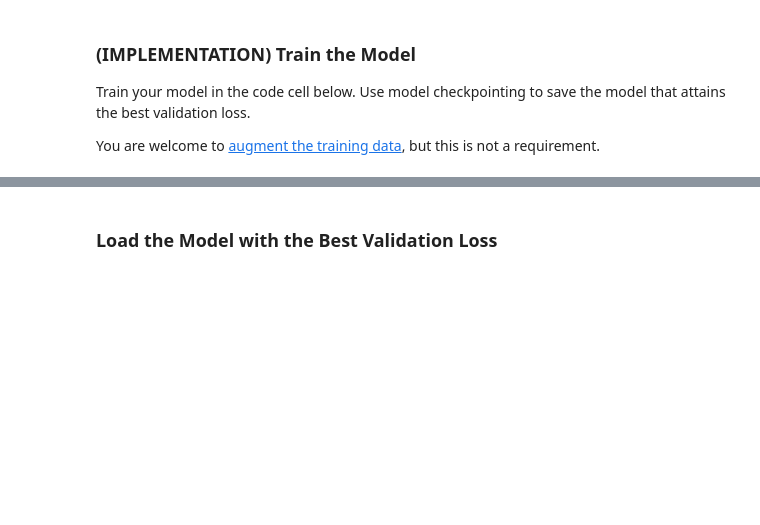
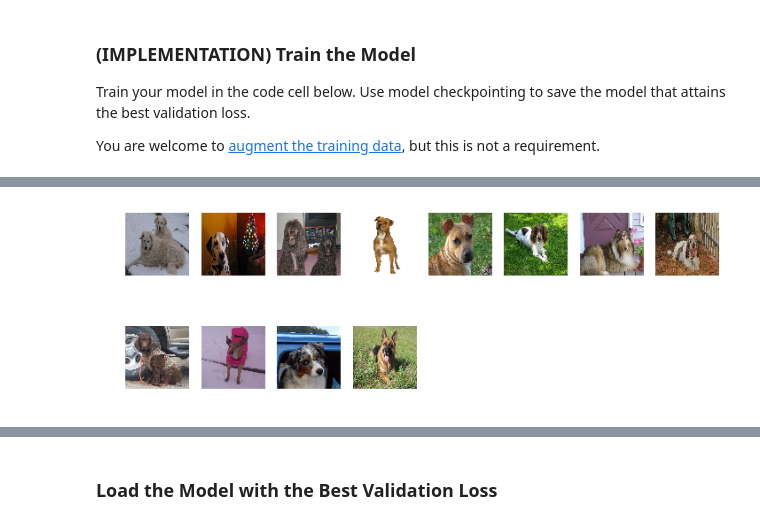
Before and after one commit to danielblignaut/dog-breed-cnn-classifier, a Jupyter notebook: dog_app.ipynb, the cells around one changed output, grey strips where cells are left out. Drawn from its saved outputs; the diff is of its cells as text; code cells hidden in the pictures; blank space fills up the shorter version.

```diff
--- a/dog_app.ipynb
+++ b/dog_app.ipynb
@@ -409,3 +852,98 @@ _________________________________________________________________
 Train your model in the code cell below.  Use model checkpointing to save the model that attains the best validation loss.
 
 You are welcome to [augment the training data](https://blog.keras.io/building-powerful-image-classification-models-using-very-little-data.html), but this is not a requirement.
+# %%
+from keras.preprocessing.image import ImageDataGenerator
+from keras.applications.resnet50 import ResNet50, preprocess_input
+import math
+import pandas as pd
+
+def dog_name_formatter(name) :
+    name = str(name)
+    return name.split('.')[1]
+
+def get_mutts(predicted_vector, mutt_threshold = 0.2) :
+    predicted_vector = predicted_vector[0]
+    predicted_vector_df = pd.DataFrame(data=predicted_vector, columns=['probability'])
+    predicted_vector_df['index'] = range(0, len(predicted_vector_df))
+
+    predicted_vector_df = predicted_vector_df.sort_values(['probability'], ascending=[False])
+    predicted_vector_df = predicted_vector_df.reset_index(drop=True)
+    predicted_vector_df_high_probabilities = predicted_vector_df[predicted_vector_df['probability'] >= mutt_threshold]
+    breed_names = []
+    if(len(predicted_vector_df_high_probabilities.index) > 1) :
+        breed_names = np.array(dog_names)[predicted_vector_df_high_probabilities['index']]
+    else :
+        total_probability = 0
+        count = 0
+        while total_probability < mutt_threshold :
+            total_probability += predicted_vector_df.iloc[count]['probability']
+            count += 1
+        breed_names = np.array(dog_names)[predicted_vector_df['index'].head(count)]
+
+
+    return np.array(list(map(dog_name_formatter, breed_names)))
+
+
+def get_data_augmentation_generators(batch_size = 20, preprocess_input_function = None, save_to_dir=None) :
+    #instead of using fit, use flow_from_directory: better speed instead of repetitive datagen calls & better refactoring
+    # create and configure augmented image generator
+    augmentation_datagen = ImageDataGenerator(
+        rotation_range=10,
+        width_shift_range=0.2,
+        height_shift_range=0.2,
+        shear_range=0.2,
+        zoom_range=0.2,
+        rescale=1./255,
+        horizontal_flip=True)
+
+    train_generator = augmentation_datagen.flow_from_directory(
+            'data/dog_images/train',
+            target_size=(224, 224),
+            batch_size=batch_size,
+            class_mode='categorical')
+    number_of_train_samples = len(train_generator.filenames)
+    number_of_train_steps = int(math.ceil(number_of_train_samples / float(batch_size)))
+
+
+
+    valid_generator = augmentation_datagen.flow_from_directory(
+            'data/dog_images/valid',
+            target_size=(224, 224),
+            batch_size=batch_size,
+            class_mode='categorical')
+    number_of_valid_samples = len(valid_generator.filenames)
+    number_of_valid_steps = int(math.ceil(number_of_valid_samples / float(batch_size)))
+
+    count = 0
+    plt.figure(figsize=(12, 9))
+    for tensor in train_tensors :
+        plt.subplot(4, 8, count+1)
+        plt.imshow(tensor)
+        plt.axis('off')
+        count +=1
+        if count == 12 :
+            break
+
+    x_batch, y_batch = next(train_generator)
+
+    plt.figure(figsize=(20, 9))
+
+    count=0
+
+    for augmented_tensor in x_batch :
+        plt.subplot(4, 8, count+1)
+        text_label = get_mutts([y_batch[count]])[0]
+        plt.title(text_label)
+        plt.imshow(augmented_tensor.astype('float32'))
+        plt.axis('off')
+        #display(get_mutts(y_batch[count]))
+        count +=1
+        if count == 12 :
+            break
+
+
+    return train_generator, number_of_train_steps, valid_generator, number_of_valid_steps
+
+train_generator, number_of_train_steps, valid_generator, number_of_valid_steps = get_data_augmentation_generators()
+# %% [output]
@@ -411,0 +952 @@ You are welcome to [augment the training data](https://blog.keras.io/building-po
+[figure, added]
```
Also changed, not shown: parts of 54 cells of this notebook, 4 other files.
